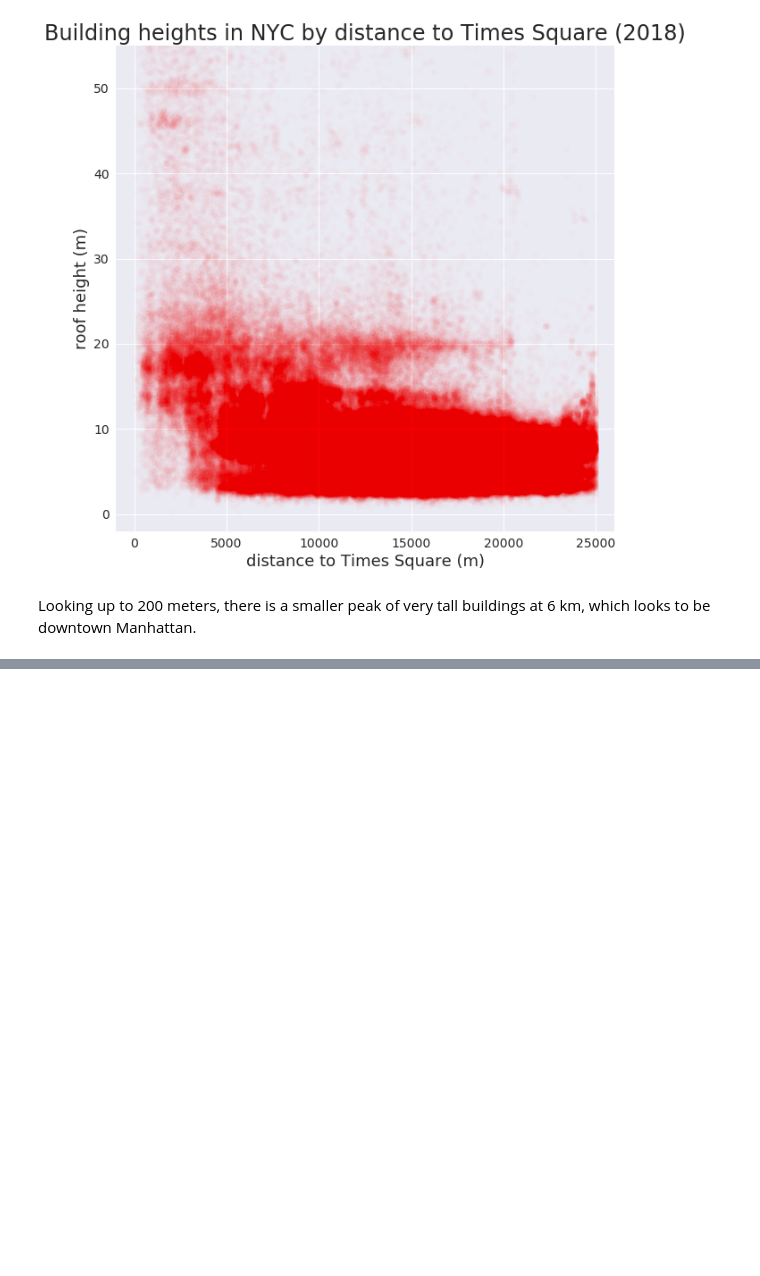
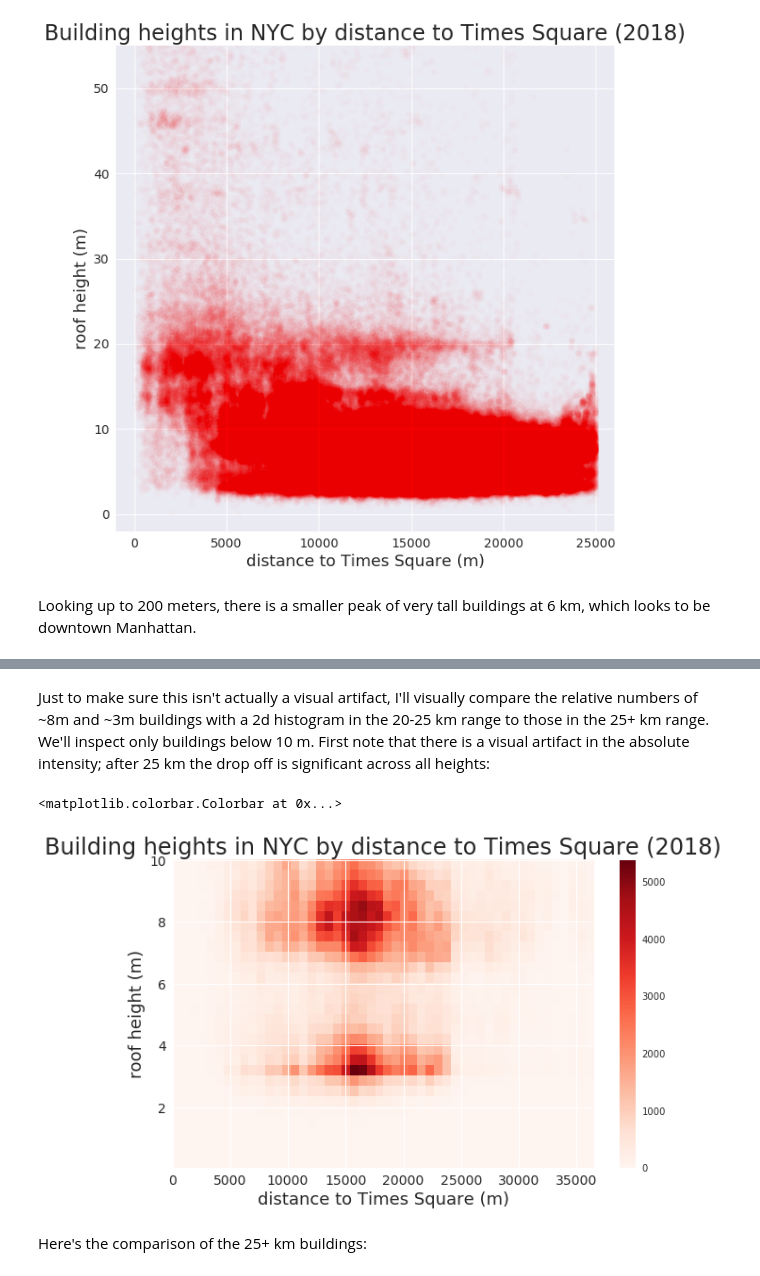
Before and after one commit to cmprince/explorations, a Jupyter notebook: NYC building heights by distance.ipynb, the cells around one changed output, grey strips where cells are left out. Drawn from its saved outputs; the diff is of its cells as text; code cells hidden in the pictures; blank space fills up the shorter version.

```diff
--- a/NYC building heights by distance.ipynb
+++ b/NYC building heights by distance.ipynb
@@ -137,0 +134,13 @@ pl.savefig('nyc_bheights_all.png', bbox_inches='tight')
+# %% [markdown]
+Just to make sure this isn't actually a visual artifact, I'll visually compare the relative numbers of ~8m and ~3m buildings with a 2d histogram in the 20-25 km range to those in the 25+ km range. We'll inspect only buildings below 10 m. First note that there is a visual artifact in the absolute intensity; after 25 km the drop off is significant across all heights:
+# %%
+fig, ax=pl.subplots(figsize=(10,6))
+b_10m = b[b.HEIGHTROOF_m<10]
+pl.hist2d(b_10m.dist_m, b_10m.HEIGHTROOF_m, cmap='Reds', bins=[50,30]);
+formatplot()
+pl.colorbar()
+# %% [output]
+<matplotlib.colorbar.Colorbar at 0x...>
+[figure, added]
+# %% [markdown]
+Here's the comparison of the 25+ km buildings:
```
Also changed, not shown: parts of 12 cells of this notebook.
